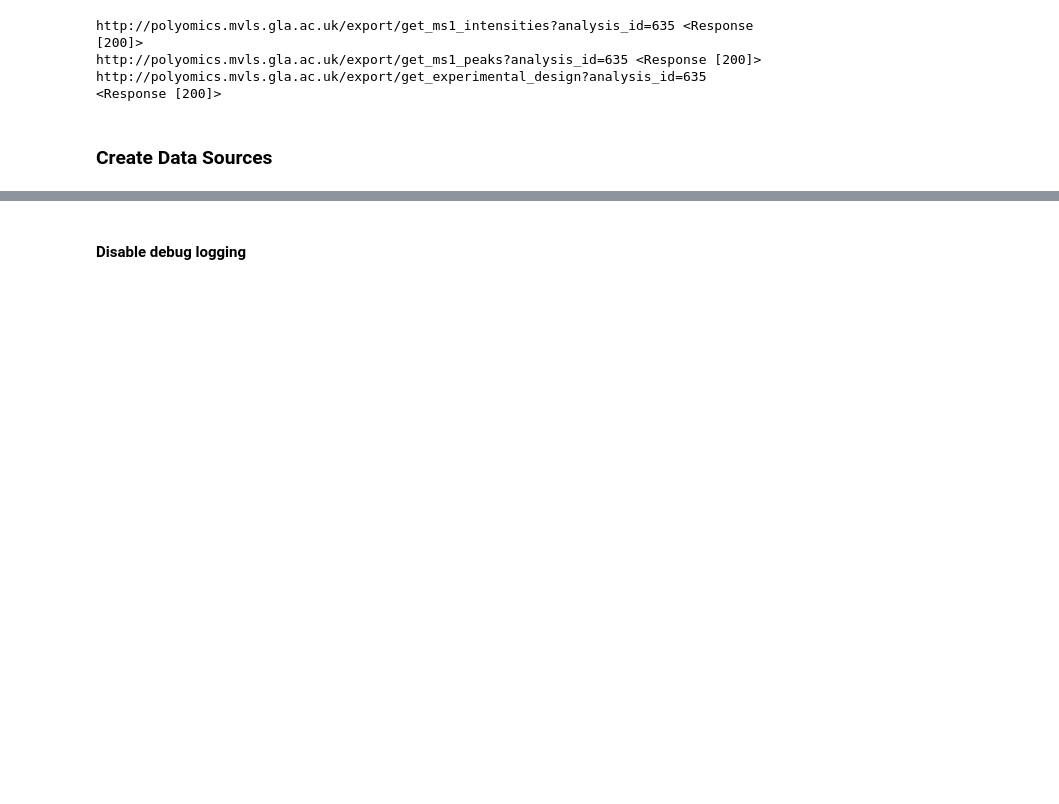
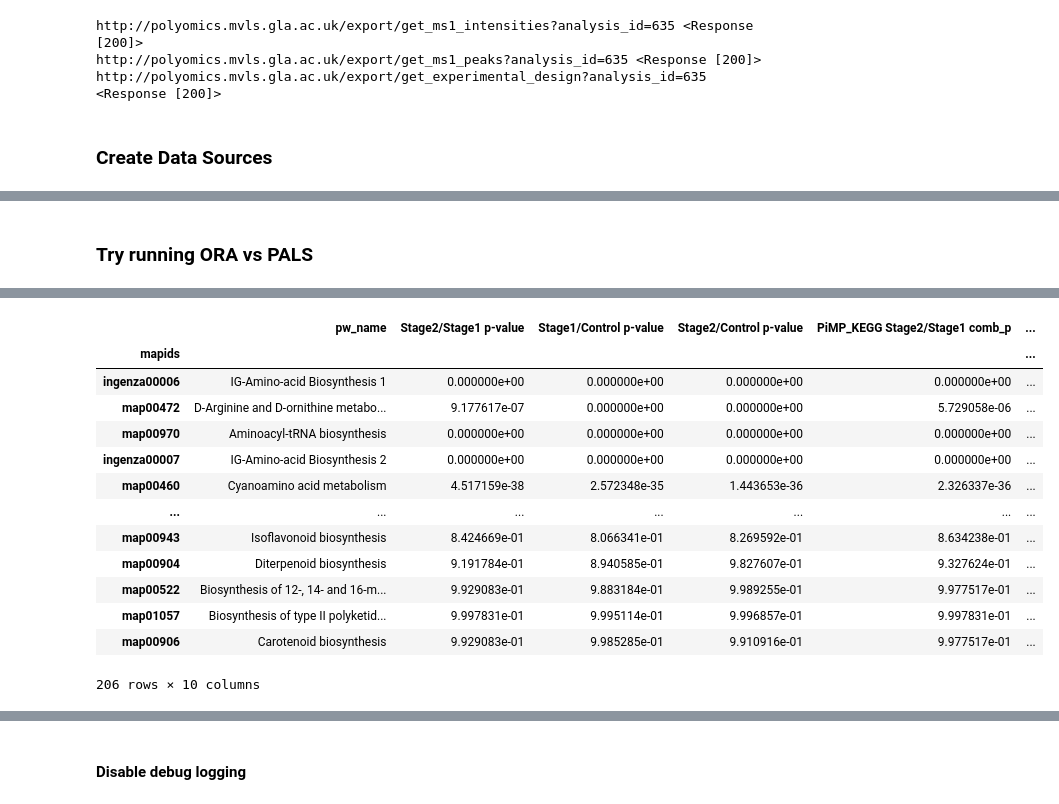
Before and after one commit to glasgowcompbio/PALS, a Jupyter notebook: notebooks/PALS_HAT_analysis.ipynb, the cells around one changed output, grey strips where cells are left out. Cells and saved outputs as stored; diff of their text form; code cells hidden in the pictures; blank space fills up the shorter version.

```diff
--- a/notebooks/PALS_HAT_analysis.ipynb
+++ b/notebooks/PALS_HAT_analysis.ipynb
@@ -61,0 +62,2 @@ ds_csf = DataSource(int_df_csf, annotation_df_csf, experimental_design_csf, data
+# %% [markdown]
+### Try running ORA vs PALS
@@ -61,0 +67,5 @@ ds_csf = DataSource(int_df_csf, annotation_df_csf, experimental_design_csf, data
+# %%
+df = pals.get_ora_df()
+significant_column = 'PiMP_KEGG Stage1/Control comb_p'
+df.sort_values(significant_column)
+# %% [output]
@@ -61,0 +76,14 @@ ds_csf = DataSource(int_df_csf, annotation_df_csf, experimental_design_csf, data
+|  | pw_name | Stage2/Stage1 p-value | Stage1/Control p-value | Stage2/Control p-value | PiMP_KEGG Stage2/Stage1 comb_p | ... |
+| mapids |  |  |  |  |  | ... |
+| ingenza00006 | IG-Amino-acid Biosynthesis 1 | 0.000000e+00 | 0.000000e+00 | 0.000000e+00 | 0.000000e+00 | ... |
+| map00472 | D-Arginine and D-ornithine metabo... | 9.177617e-07 | 0.000000e+00 | 0.000000e+00 | 5.729058e-06 | ... |
+| map00970 | Aminoacyl-tRNA biosynthesis | 0.000000e+00 | 0.000000e+00 | 0.000000e+00 | 0.000000e+00 | ... |
+| ingenza00007 | IG-Amino-acid Biosynthesis 2 | 0.000000e+00 | 0.000000e+00 | 0.000000e+00 | 0.000000e+00 | ... |
+| map00460 | Cyanoamino acid metabolism | 4.517159e-38 | 2.572348e-35 | 1.443653e-36 | 2.326337e-36 | ... |
+| ... | ... | ... | ... | ... | ... | ... |
+| map00943 | Isoflavonoid biosynthesis | 8.424669e-01 | 8.066341e-01 | 8.269592e-01 | 8.634238e-01 | ... |
+| map00904 | Diterpenoid biosynthesis | 9.191784e-01 | 8.940585e-01 | 9.827607e-01 | 9.327624e-01 | ... |
+| map00522 | Biosynthesis of 12-, 14- and 16-m... | 9.929083e-01 | 9.883184e-01 | 9.989255e-01 | 9.977517e-01 | ... |
+| map01057 | Biosynthesis of type II polyketid... | 9.997831e-01 | 9.995114e-01 | 9.996857e-01 | 9.997831e-01 | ... |
+| map00906 | Carotenoid biosynthesis | 9.929083e-01 | 9.985285e-01 | 9.910916e-01 | 9.977517e-01 | ... |
+206 rows × 10 columns
```
Also changed, not shown: parts of 11 cells of this notebook, 3 other files.
